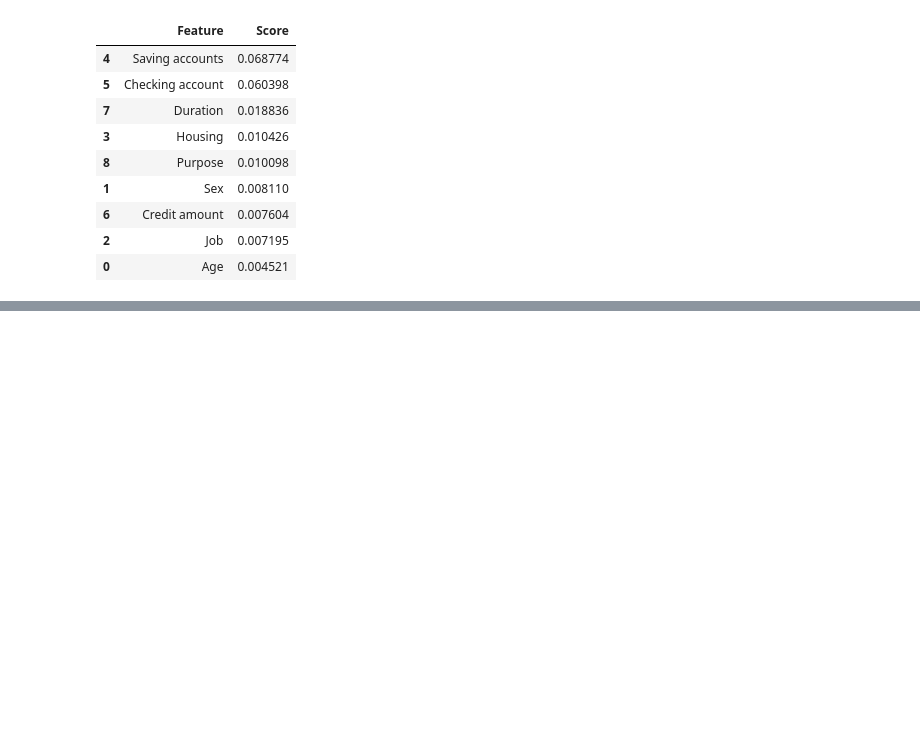
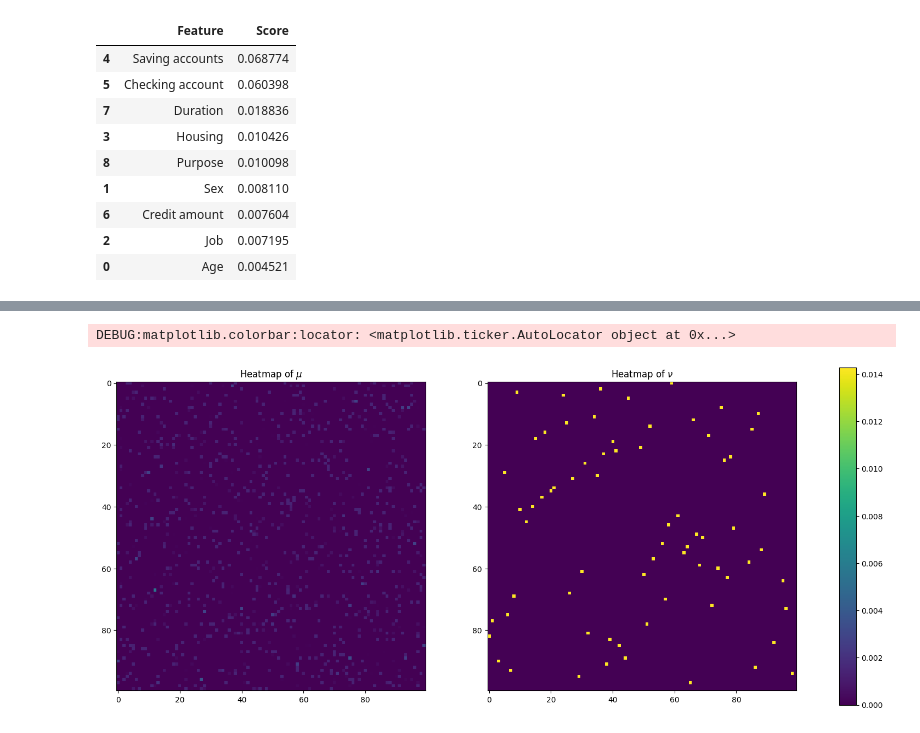
Before and after one commit to youlei202/distributional-counterfactual-explanation, a Jupyter notebook: analysis_german_credit.ipynb, the cells around one changed output, grey strips where cells are left out. Cells and saved outputs as stored; diff of their text form; code cells hidden in the pictures; blank space fills up the shorter version.

```diff
--- a/analysis_german_credit.ipynb
+++ b/analysis_german_credit.ipynb
@@ -729,0 +498,34 @@ plot_quantile(factual=pd.DataFrame({'X': fa}), counterfactual=pd.DataFrame({'X':
+# %%
+matrix_nu = explainer.wd.nu.detach().numpy()
+
+mu_avg = torch.zeros_like(explainer.swd.mu_list[0])
+for mu in explainer.swd.mu_list:
+    mu_avg += mu
+
+total_sum = mu_avg.sum()
+
+matrix_mu = mu_avg / total_sum
+
+# Determine the global minimum and maximum values across both matrices
+vmin = min(matrix_mu.min(), matrix_nu.min())
+vmax = max(matrix_mu.max(), matrix_nu.max())
+
+# Create a figure and a set of subplots
+fig, axs = plt.subplots(1, 2, figsize=(20, 8))  # 1 row, 2 columns
+
+# First subplot for matrix_mu
+im_mu = axs[0].imshow(matrix_mu, cmap='viridis', vmin=vmin, vmax=vmax)
+axs[0].set_title("Heatmap of $\mu$")
+
+# Second subplot for matrix_nu
+im_nu = axs[1].imshow(matrix_nu, cmap='viridis', vmin=vmin, vmax=vmax)
+axs[1].set_title("Heatmap of $\\nu$")
+
+# Create a colorbar for the whole figure
+fig.colorbar(im_mu, ax=axs, orientation='vertical')
+
+# Display the plots
+plt.show()
+# %% [output]
+DEBUG:matplotlib.colorbar:locator: <matplotlib.ticker.AutoLocator object at 0x...>
+[figure, added]
```
Also changed, not shown: parts of 50 cells of this notebook.
